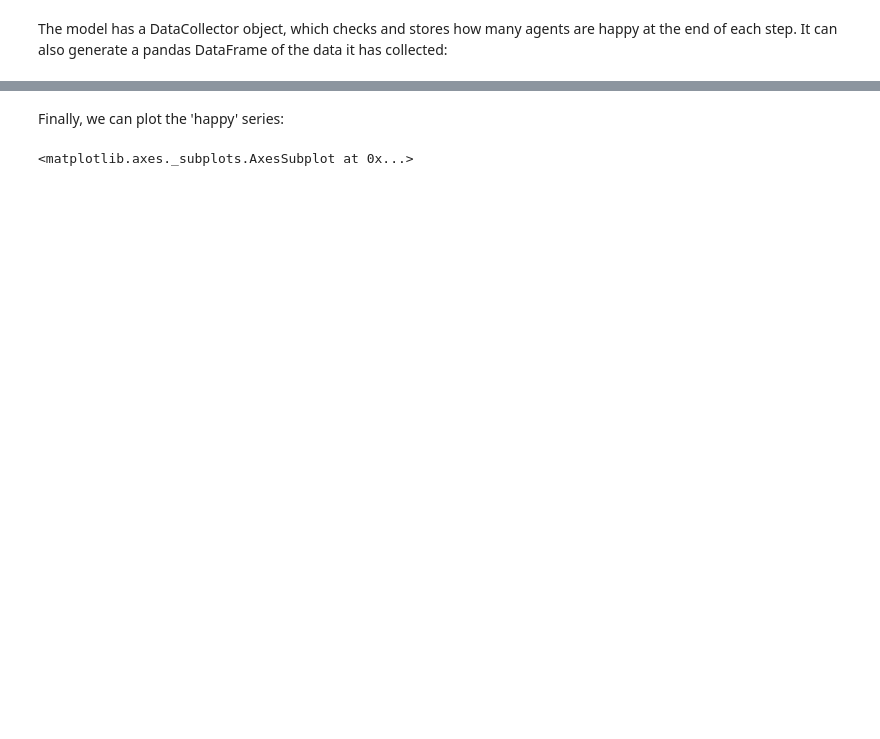
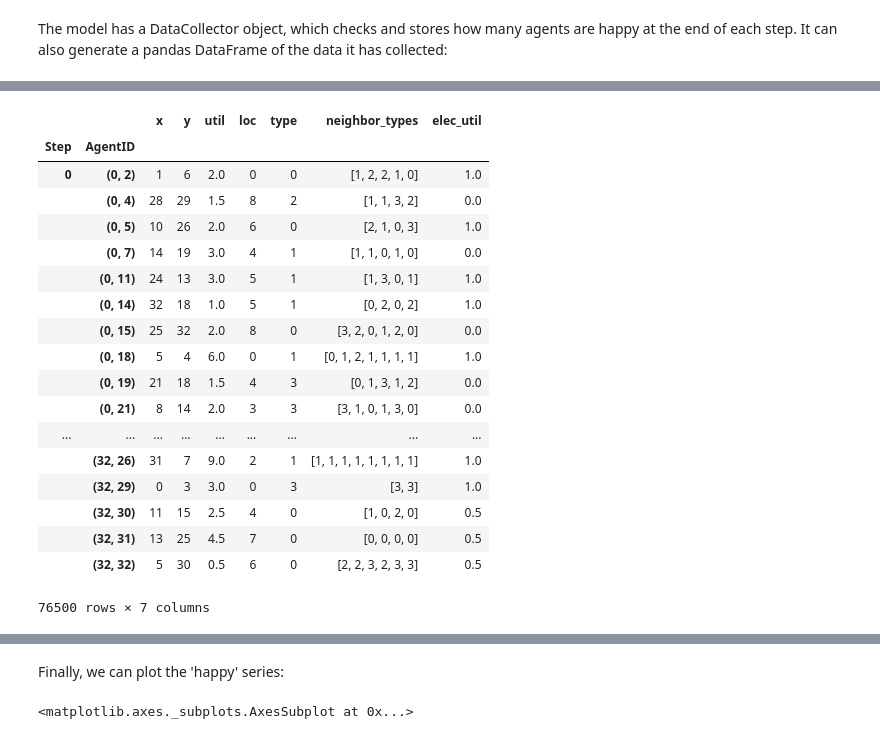
Before and after one commit to axpur/AxelHSG, a Jupyter notebook: notes.ipynb, the cells around one changed output, grey strips where cells are left out. Saved outputs shown, nothing was run; the diff lists cells and outputs as text; code cells hidden in the pictures; blank space fills up the shorter version.

```diff
--- a/notes.ipynb
+++ b/notes.ipynb
@@ -112,4 +133,26 @@ model_out_agents_uk
 75700 rows × 7 columns
+# %%
+model_out_agents_aus
+# %% [output]
+|  |  | x | y | util | loc | type | neighbor_types | elec_util |
+| Step | AgentID |  |  |  |  |  |  |  |
+| 0 | (0, 2) | 1 | 6 | 2.0 | 0 | 0 | [1, 2, 2, 1, 0] | 1.0 |
+|  | (0, 4) | 28 | 29 | 1.5 | 8 | 2 | [1, 1, 3, 2] | 0.0 |
+|  | (0, 5) | 10 | 26 | 2.0 | 6 | 0 | [2, 1, 0, 3] | 1.0 |
+|  | (0, 7) | 14 | 19 | 3.0 | 4 | 1 | [1, 1, 0, 1, 0] | 0.0 |
+|  | (0, 11) | 24 | 13 | 3.0 | 5 | 1 | [1, 3, 0, 1] | 1.0 |
+|  | (0, 14) | 32 | 18 | 1.0 | 5 | 1 | [0, 2, 0, 2] | 1.0 |
+|  | (0, 15) | 25 | 32 | 2.0 | 8 | 0 | [3, 2, 0, 1, 2, 0] | 0.0 |
+|  | (0, 18) | 5 | 4 | 6.0 | 0 | 1 | [0, 1, 2, 1, 1, 1, 1] | 1.0 |
+|  | (0, 19) | 21 | 18 | 1.5 | 4 | 3 | [0, 1, 3, 1, 2] | 0.0 |
+|  | (0, 21) | 8 | 14 | 2.0 | 3 | 3 | [3, 1, 0, 1, 3, 0] | 0.0 |
+| ... | ... | ... | ... | ... | ... | ... | ... | ... |
+|  | (32, 26) | 31 | 7 | 9.0 | 2 | 1 | [1, 1, 1, 1, 1, 1, 1, 1] | 1.0 |
+|  | (32, 29) | 0 | 3 | 3.0 | 0 | 3 | [3, 3] | 1.0 |
+|  | (32, 30) | 11 | 15 | 2.5 | 4 | 0 | [1, 0, 2, 0] | 0.5 |
+|  | (32, 31) | 13 | 25 | 4.5 | 7 | 0 | [0, 0, 0, 0] | 0.5 |
+|  | (32, 32) | 5 | 30 | 0.5 | 6 | 0 | [2, 2, 3, 2, 3, 3] | 0.5 |
+76500 rows × 7 columns
 # %%
 model_out_us
 # %% [output]
```
Also changed, not shown: parts of 12 cells of this notebook, 12 other files.
